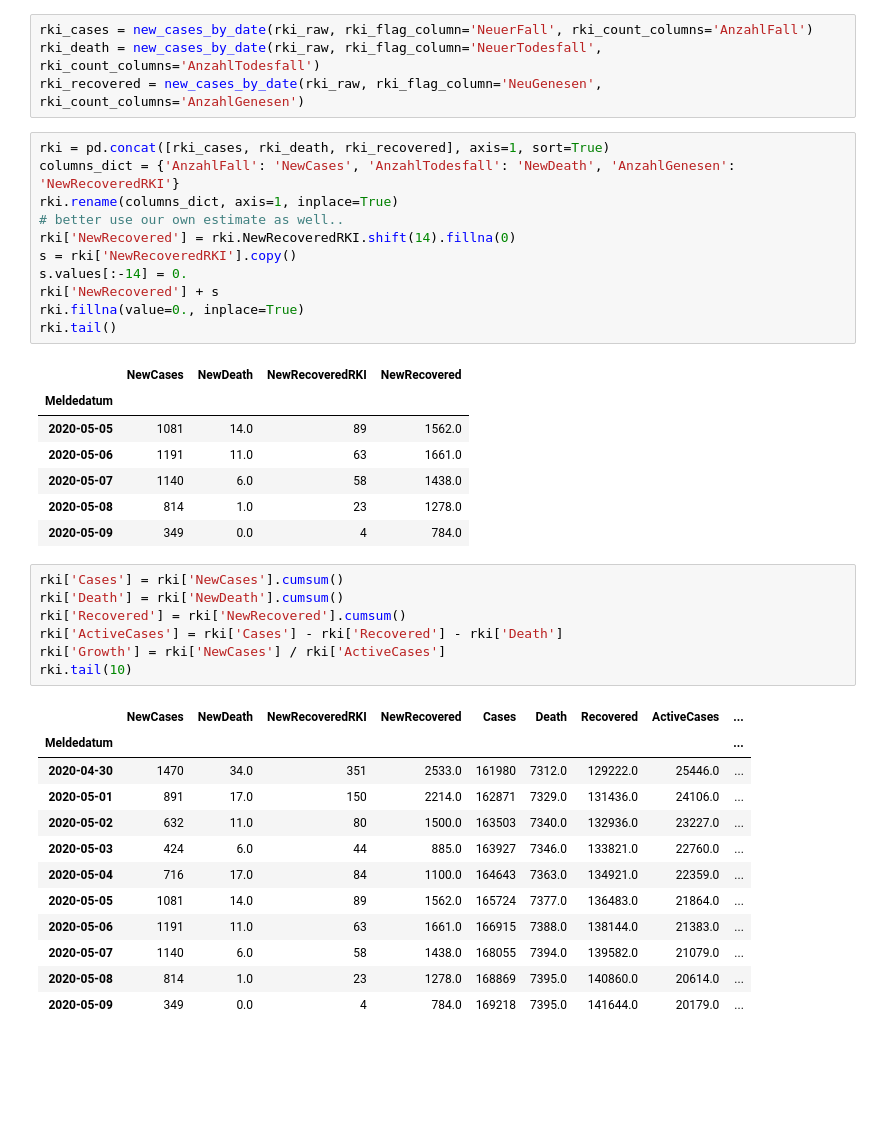
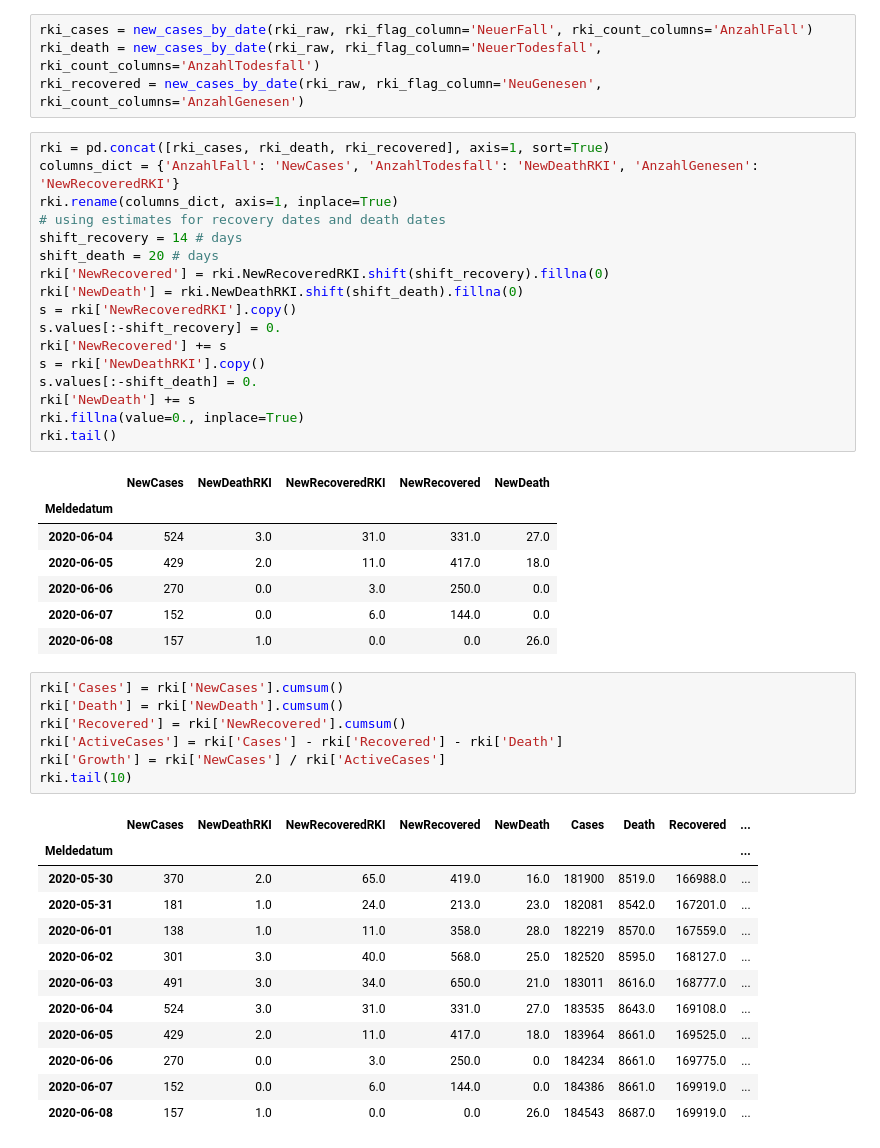
Before and after one commit to JakobRohrhirsch/COVID-19-JHU-CSSE-Analysis, a Jupyter notebook: COVID-19 RKI Analysis.ipynb, the cells around one changed output. Drawn from its saved outputs; the diff is of its cells as text; blank space fills up the shorter version.

```diff
--- a/COVID-19 RKI Analysis.ipynb
+++ b/COVID-19 RKI Analysis.ipynb
@@ -44,23 +42,29 @@ rki_death = new_cases_by_date(rki_raw, rki_flag_column='NeuerTodesfall', rki_cou
 rki_recovered = new_cases_by_date(rki_raw, rki_flag_column='NeuGenesen', rki_count_columns='AnzahlGenesen')
 # %%
 rki = pd.concat([rki_cases, rki_death, rki_recovered], axis=1, sort=True)
-columns_dict = {'AnzahlFall': 'NewCases', 'AnzahlTodesfall': 'NewDeath', 'AnzahlGenesen': 'NewRecoveredRKI'}
+columns_dict = {'AnzahlFall': 'NewCases', 'AnzahlTodesfall': 'NewDeathRKI', 'AnzahlGenesen': 'NewRecoveredRKI'}
 rki.rename(columns_dict, axis=1, inplace=True)
-# better use our own estimate as well..
-rki['NewRecovered'] = rki.NewRecoveredRKI.shift(14).fillna(0)
+# using estimates for recovery dates and death dates
+shift_recovery = 14 # days
+shift_death = 20 # days
+rki['NewRecovered'] = rki.NewRecoveredRKI.shift(shift_recovery).fillna(0)
+rki['NewDeath'] = rki.NewDeathRKI.shift(shift_death).fillna(0)
 s = rki['NewRecoveredRKI'].copy()
-s.values[:-14] = 0.
-rki['NewRecovered'] + s
+s.values[:-shift_recovery] = 0.
+rki['NewRecovered'] += s
+s = rki['NewDeathRKI'].copy()
+s.values[:-shift_death] = 0.
+rki['NewDeath'] += s
 rki.fillna(value=0., inplace=True)
 rki.tail()
 # %% [output]
-|  | NewCases | NewDeath | NewRecoveredRKI | NewRecovered |
-| Meldedatum |  |  |  |  |
-| 2020-05-05 | 1081 | 14.0 | 89 | 1562.0 |
-| 2020-05-06 | 1191 | 11.0 | 63 | 1661.0 |
-| 2020-05-07 | 1140 | 6.0 | 58 | 1438.0 |
-| 2020-05-08 | 814 | 1.0 | 23 | 1278.0 |
-| 2020-05-09 | 349 | 0.0 | 4 | 784.0 |
+|  | NewCases | NewDeathRKI | NewRecoveredRKI | NewRecovered | NewDeath |
+| Meldedatum |  |  |  |  |  |
+| 2020-06-04 | 524 | 3.0 | 31.0 | 331.0 | 27.0 |
+| 2020-06-05 | 429 | 2.0 | 11.0 | 417.0 | 18.0 |
+| 2020-06-06 | 270 | 0.0 | 3.0 | 250.0 | 0.0 |
+| 2020-06-07 | 152 | 0.0 | 6.0 | 144.0 | 0.0 |
+| 2020-06-08 | 157 | 1.0 | 0.0 | 0.0 | 26.0 |
 # %%
 rki['Cases'] = rki['NewCases'].cumsum()
 rki['Death'] = rki['NewDeath'].cumsum()
@@ -69,16 +73,16 @@ rki['ActiveCases'] = rki['Cases'] - rki['Recovered'] - rki['Death']
 rki['Growth'] = rki['NewCases'] / rki['ActiveCases']
 rki.tail(10)
 # %% [output]
-|  | NewCases | NewDeath | NewRecoveredRKI | NewRecovered | Cases | Death | Recovered | ActiveCases | ... |
+|  | NewCases | NewDeathRKI | NewRecoveredRKI | NewRecovered | NewDeath | Cases | Death | Recovered | ... |
 | Meldedatum |  |  |  |  |  |  |  |  | ... |
-| 2020-04-30 | 1470 | 34.0 | 351 | 2533.0 | 161980 | 7312.0 | 129222.0 | 25446.0 | ... |
-| 2020-05-01 | 891 | 17.0 | 150 | 2214.0 | 162871 | 7329.0 | 131436.0 | 24106.0 | ... |
-| 2020-05-02 | 632 | 11.0 | 80 | 1500.0 | 163503 | 7340.0 | 132936.0 | 23227.0 | ... |
-| 2020-05-03 | 424 | 6.0 | 44 | 885.0 | 163927 | 7346.0 | 133821.0 | 22760.0 | ... |
-| 2020-05-04 | 716 | 17.0 | 84 | 1100.0 | 164643 | 7363.0 | 134921.0 | 22359.0 | ... |
-| 2020-05-05 | 1081 | 14.0 | 89 | 1562.0 | 165724 | 7377.0 | 136483.0 | 21864.0 | ... |
-| 2020-05-06 | 1191 | 11.0 | 63 | 1661.0 | 166915 | 7388.0 | 138144.0 | 21383.0 | ... |
-| 2020-05-07 | 1140 | 6.0 | 58 | 1438.0 | 168055 | 7394.0 | 139582.0 | 21079.0 | ... |
-| 2020-05-08 | 814 | 1.0 | 23 | 1278.0 | 168869 | 7395.0 | 140860.0 | 20614.0 | ... |
-| 2020-05-09 | 349 | 0.0 | 4 | 784.0 | 169218 | 7395.0 | 141644.0 | 20179.0 | ... |
+| 2020-05-30 | 370 | 2.0 | 65.0 | 419.0 | 16.0 | 181900 | 8519.0 | 166988.0 | ... |
+| 2020-05-31 | 181 | 1.0 | 24.0 | 213.0 | 23.0 | 182081 | 8542.0 | 167201.0 | ... |
+| 2020-06-01 | 138 | 1.0 | 11.0 | 358.0 | 28.0 | 182219 | 8570.0 | 167559.0 | ... |
+| 2020-06-02 | 301 | 3.0 | 40.0 | 568.0 | 25.0 | 182520 | 8595.0 | 168127.0 | ... |
+| 2020-06-03 | 491 | 3.0 | 34.0 | 650.0 | 21.0 | 183011 | 8616.0 | 168777.0 | ... |
+| 2020-06-04 | 524 | 3.0 | 31.0 | 331.0 | 27.0 | 183535 | 8643.0 | 169108.0 | ... |
+| 2020-06-05 | 429 | 2.0 | 11.0 | 417.0 | 18.0 | 183964 | 8661.0 | 169525.0 | ... |
+| 2020-06-06 | 270 | 0.0 | 3.0 | 250.0 | 0.0 | 184234 | 8661.0 | 169775.0 | ... |
+| 2020-06-07 | 152 | 0.0 | 6.0 | 144.0 | 0.0 | 184386 | 8661.0 | 169919.0 | ... |
+| 2020-06-08 | 157 | 1.0 | 0.0 | 0.0 | 26.0 | 184543 | 8687.0 | 169919.0 | ... |
 # %%
```
Also changed, not shown: parts of 13 cells of this notebook, 1 other file.
